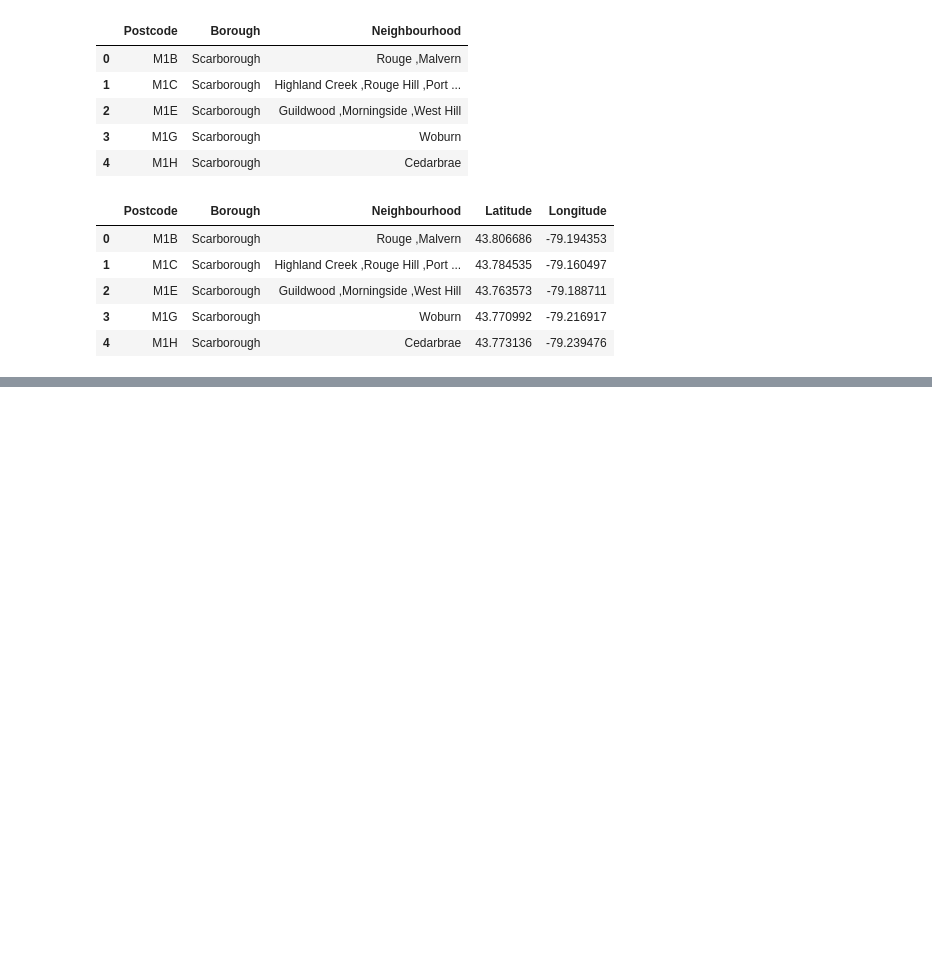
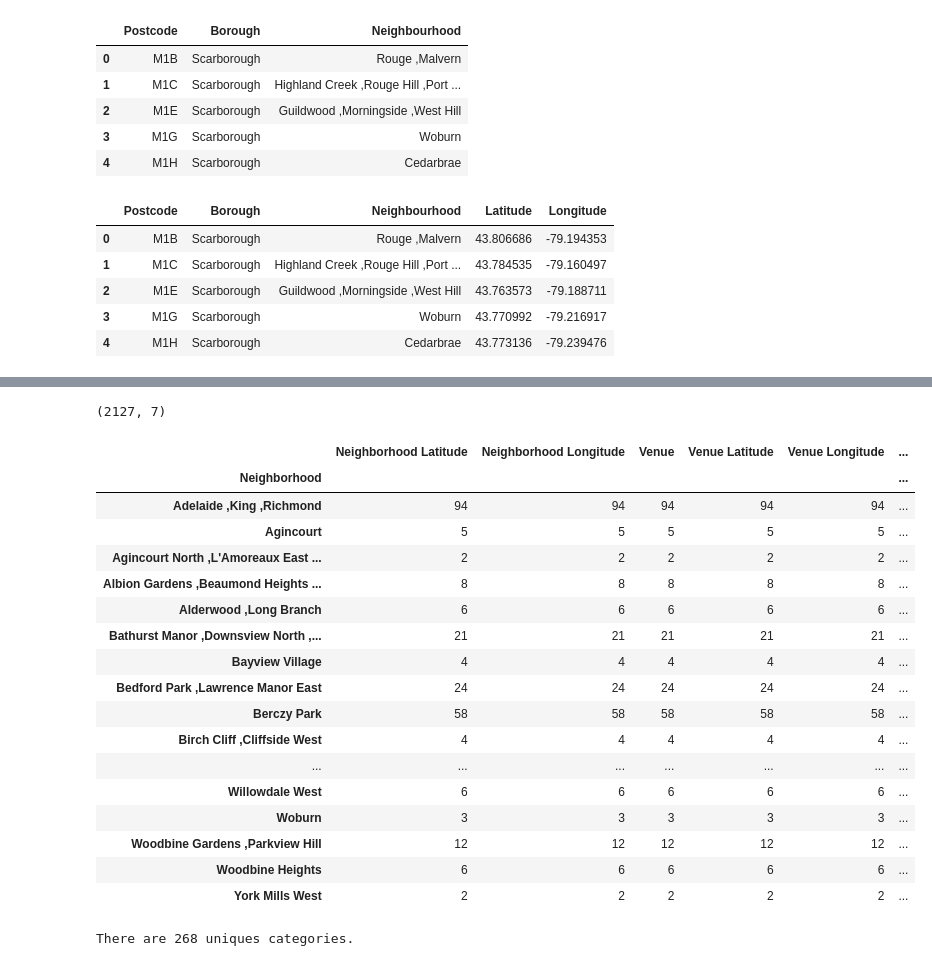
Before and after one commit to rahul1-bot/Coursera_Capstone, a Jupyter notebook: part 2.ipynb, the cells around one changed output, grey strips where cells are left out. Drawn from its saved outputs; the diff is of its cells as text; code cells hidden in the pictures; blank space fills up the shorter version.

```diff
--- a/part 2.ipynb
+++ b/part 2.ipynb
@@ -51,0 +108,8 @@ df_new.to_csv(r'df_final.csv')
+# %%
+address = 'Toronto, Canada'
+
+geolocator = Nominatim(user_agent="can_explorer")
+location = geolocator.geocode(address)
+latitude = location.latitude
+longitude = location.longitude
+print('The geograpical coordinate of Toronto are {}, {}.'.format(latitude, longitude))
@@ -51,0 +118,19 @@ df_new.to_csv(r'df_final.csv')
+# %%
+# create map of Toronto using latitude and longitude values
+map_toronto = folium.Map(location=[latitude, longitude], zoom_start=10)
+
+# add markers to map
+for lat, lng, borough, neighborhood in zip(neighborhoods['Latitude'], neighborhoods['Longitude'], neighborhoods['Borough'], neighborhoods['Neighbourhood']):
+    label = '{}, {}'.format(neighborhood, borough)
+    label = folium.Popup(label, parse_html=True)
+    folium.CircleMarker(
+        [lat, lng],
+        radius=5,
+        popup=label,
+        color='blue',
+        fill=True,
+        fill_color='#3186cc',
+        fill_opacity=0.7,
+        parse_html=False).add_to(map_toronto)
+
+map_toronto
@@ -51,0 +139,11 @@ df_new.to_csv(r'df_final.csv')
+# %%
+# Define Foursquare Credentials and Version
+LIMIT = 100
+
+CLIENT_ID = 'R01LINGO2WC45KLRLKT3ZHU2QENAO2IPRK2N2ELOHRNK4P3K' # your Foursquare ID
+CLIENT_SECRET = '4JT1TWRMXMPLX5IOKNBAFU3L3ARXK4D5JJDPFK1CLRZM2ZVW' # your Foursquare Secret
+VERSION = '20180605' # Foursquare API version
+
+print('Your credentails:')
+print('CLIENT_ID: ' + CLIENT_ID)
+print('CLIENT_SECRET:' + CLIENT_SECRET)
@@ -51,0 +194,5 @@ df_new.to_csv(r'df_final.csv')
+# %%
+toronto_venues = getNearbyVenues(names=neighborhoods['Neighbourhood'],
+                                   latitudes=neighborhoods['Latitude'],
+                                   longitudes=neighborhoods['Longitude'],
+                                  )
@@ -51,0 +226,29 @@ df_new.to_csv(r'df_final.csv')
+# %%
+toronto_venues.shape
+# %% [output]
+(2127, 7)
+# %%
+toronto_venues.groupby('Neighborhood').count()
+# %% [output]
+|  | Neighborhood Latitude | Neighborhood Longitude | Venue | Venue Latitude | Venue Longitude | ... |
+| Neighborhood |  |  |  |  |  | ... |
+| Adelaide ,King ,Richmond | 94 | 94 | 94 | 94 | 94 | ... |
+| Agincourt | 5 | 5 | 5 | 5 | 5 | ... |
+| Agincourt North ,L'Amoreaux East ... | 2 | 2 | 2 | 2 | 2 | ... |
+| Albion Gardens ,Beaumond Heights ... | 8 | 8 | 8 | 8 | 8 | ... |
+| Alderwood ,Long Branch | 6 | 6 | 6 | 6 | 6 | ... |
+| Bathurst Manor ,Downsview North ,... | 21 | 21 | 21 | 21 | 21 | ... |
+| Bayview Village | 4 | 4 | 4 | 4 | 4 | ... |
+| Bedford Park ,Lawrence Manor East | 24 | 24 | 24 | 24 | 24 | ... |
+| Berczy Park | 58 | 58 | 58 | 58 | 58 | ... |
+| Birch Cliff ,Cliffside West | 4 | 4 | 4 | 4 | 4 | ... |
+| ... | ... | ... | ... | ... | ... | ... |
+| Willowdale West | 6 | 6 | 6 | 6 | 6 | ... |
+| Woburn | 3 | 3 | 3 | 3 | 3 | ... |
+| Woodbine Gardens ,Parkview Hill | 12 | 12 | 12 | 12 | 12 | ... |
+| Woodbine Heights | 6 | 6 | 6 | 6 | 6 | ... |
+| York Mills West | 2 | 2 | 2 | 2 | 2 | ... |
+# %%
+print('There are {} uniques categories.'.format(len(toronto_venues['Venue Category'].unique())))
+# %% [output]
+There are 268 uniques categories.
```
Also changed, not shown: parts of 24 cells of this notebook.
